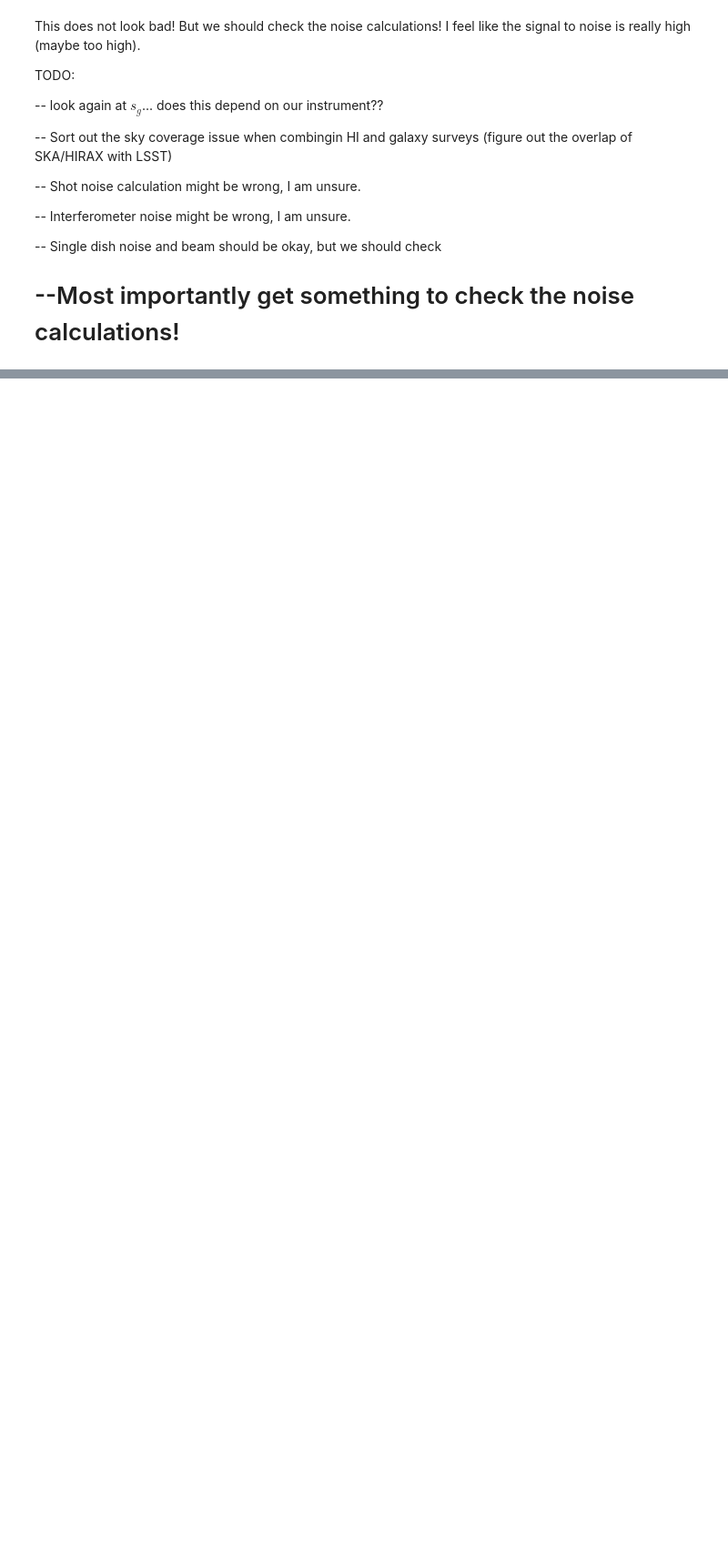
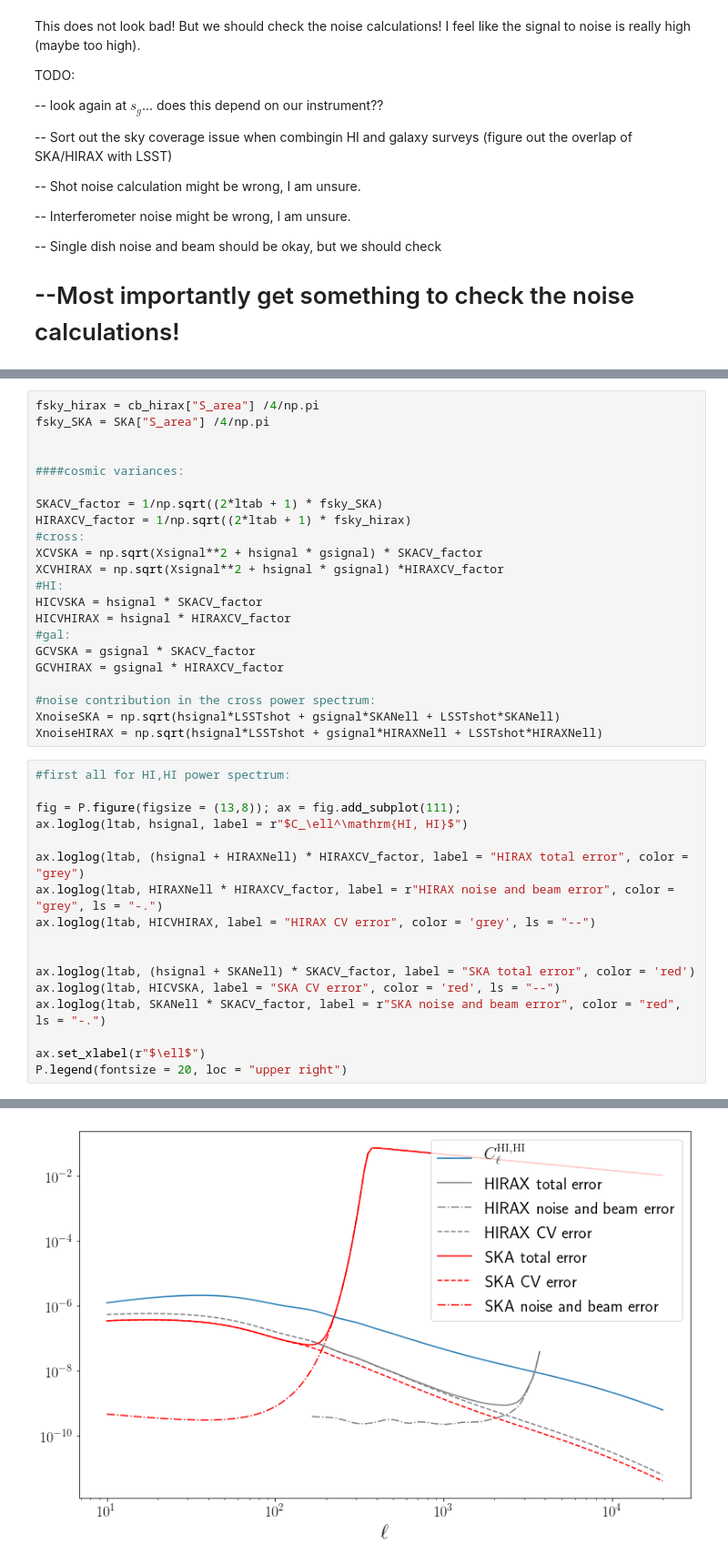
Before and after one commit to amadeuswi/MagBias, a Jupyter notebook: S2N.ipynb, the cells around one changed output, grey strips where cells are left out. Shown at 91% size. Saved outputs shown, nothing was run; the diff lists cells and outputs as text; blank space fills up the shorter version.

```diff
--- a/S2N.ipynb
+++ b/S2N.ipynb
@@ -344,0 +369,40 @@ TODO:
+# %%
+fsky_hirax = cb_hirax["S_area"] /4/np.pi
+fsky_SKA = SKA["S_area"] /4/np.pi
+
+
+####cosmic variances:
+
+SKACV_factor = 1/np.sqrt((2*ltab + 1) * fsky_SKA)
+HIRAXCV_factor = 1/np.sqrt((2*ltab + 1) * fsky_hirax)
+#cross:
+XCVSKA = np.sqrt(Xsignal**2 + hsignal * gsignal) * SKACV_factor
+XCVHIRAX = np.sqrt(Xsignal**2 + hsignal * gsignal) *HIRAXCV_factor
+#HI:
+HICVSKA = hsignal * SKACV_factor
+HICVHIRAX = hsignal * HIRAXCV_factor
+#gal:
+GCVSKA = gsignal * SKACV_factor
+GCVHIRAX = gsignal * HIRAXCV_factor
+
+#noise contribution in the cross power spectrum:
+XnoiseSKA = np.sqrt(hsignal*LSSTshot + gsignal*SKANell + LSSTshot*SKANell)
+XnoiseHIRAX = np.sqrt(hsignal*LSSTshot + gsignal*HIRAXNell + LSSTshot*HIRAXNell)
+# %%
+#first all for HI,HI power spectrum:
+
+fig = P.figure(figsize = (13,8)); ax = fig.add_subplot(111);
+ax.loglog(ltab, hsignal, label = r"$C_\ell^\mathrm{HI, HI}$")
+
+ax.loglog(ltab, (hsignal + HIRAXNell) * HIRAXCV_factor, label = "HIRAX total error", color = "grey")
+ax.loglog(ltab, HIRAXNell * HIRAXCV_factor, label = r"HIRAX noise and beam error", color = "grey", ls = "-.")
+ax.loglog(ltab, HICVHIRAX, label = "HIRAX CV error", color = 'grey', ls = "--")
+
+
+ax.loglog(ltab, (hsignal + SKANell) * SKACV_factor, label = "SKA total error", color = 'red')
+ax.loglog(ltab, HICVSKA, label = "SKA CV error", color = 'red', ls = "--")
+ax.loglog(ltab, SKANell * SKACV_factor, label = r"SKA noise and beam error", color = "red", ls = "-.")
+
+ax.set_xlabel(r"$\ell$")
+P.legend(fontsize = 20, loc = "upper right")
+# %% [output]
@@ -344,0 +410 @@ TODO:
+[figure, added]
```
Also changed, not shown: parts of 17 cells of this notebook, 2 other files.
